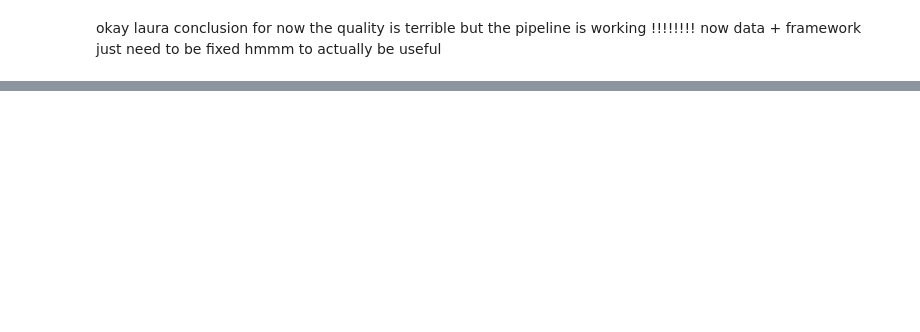
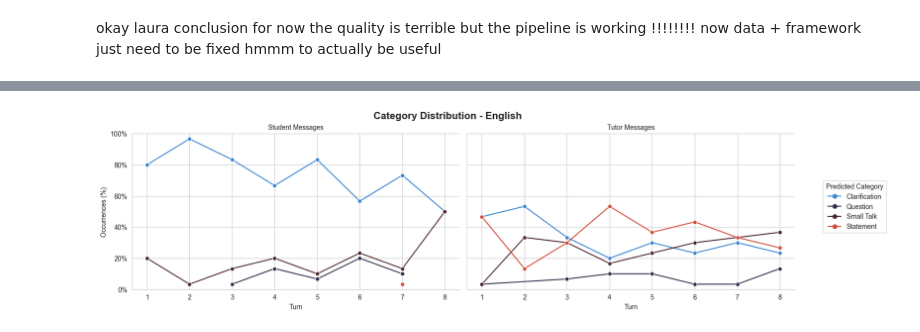
Before and after one commit to laurawpaaby/EduChatEval, a Jupyter notebook: testing_mypython_package.ipynb, the cells around one changed output, grey strips where cells are left out. Saved outputs shown, nothing was run; the diff lists cells and outputs as text; code cells hidden in the pictures; blank space fills up the shorter version.

```diff
--- a/testing_mypython_package.ipynb
+++ b/testing_mypython_package.ipynb
@@ -442,0 +523,9 @@ okay laura conclusion for now the quality is terrible but the pipeline is workin
+# %%
+# Plot category distribution over turns
+viz.plot_turn_trends(
+    df=annotated_df,
+    label_columns=["predicted_labels_student_msg", "predicted_labels_tutor_msg"],
+    title="Category Distribution - English"
+)
+# %% [output]
+[figure, added]
```
Also changed, not shown: parts of 12 cells of this notebook, 9 other files.
